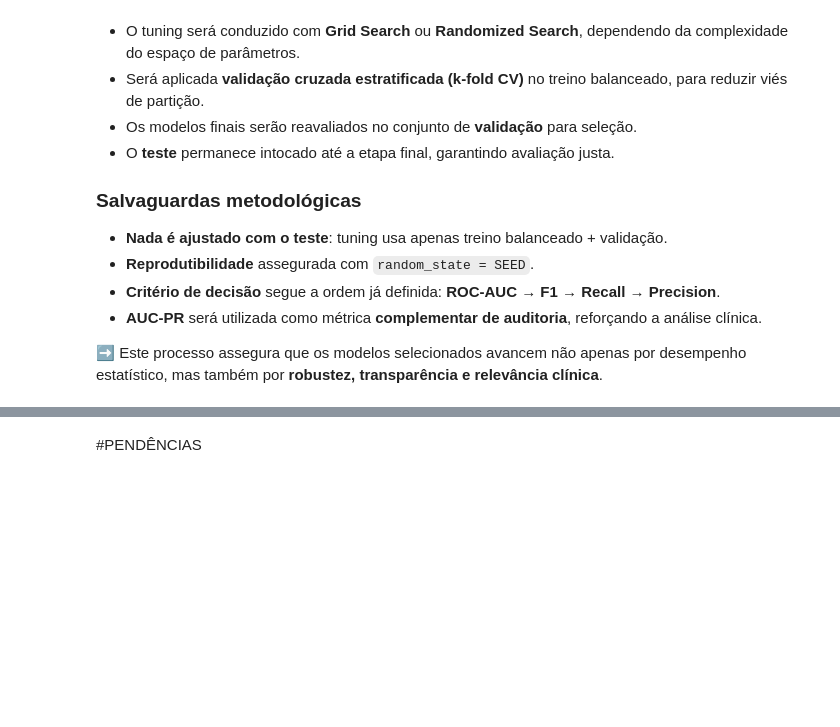
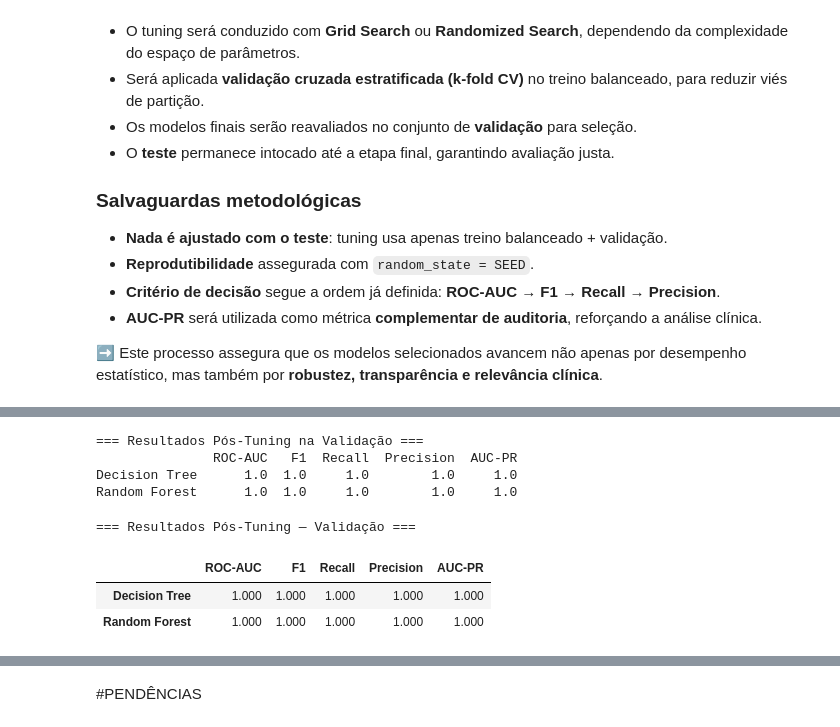
Before and after one commit to Cristie-Lima/e-SUS_Sinan_Mpox_ML-Workflow, a Jupyter notebook: cristie_mod6_proj_final_parte_2.ipynb, the cells around one changed output, grey strips where cells are left out. Saved outputs shown, nothing was run; the diff lists cells and outputs as text; code cells hidden in the pictures; blank space fills up the shorter version.

```diff
--- a/cristie_mod6_proj_final_parte_2.ipynb
+++ b/cristie_mod6_proj_final_parte_2.ipynb
@@ -3567,0 +3653,58 @@ Após o benchmarking inicial, identificamos os modelos com maior potencial (**Ra
+# %%
+#### 📊 Avaliação Pós-Tuning — Decision Tree e Random Forest
+# from sklearn.metrics import f1_score, recall_score, precision_score, roc_auc_score, average_precision_score
+# import pandas as pd
+
+resultados_tuning = {}
+
+for nome, modelo in best_models.items():
+    y_pred  = modelo.predict(X_val)
+    y_proba = modelo.predict_proba(X_val)[:, 1] if hasattr(modelo, "predict_proba") else None
+
+    # Métricas
+    f1        = f1_score(y_val, y_pred)
+    recall    = recall_score(y_val, y_pred)
+    precision = precision_score(y_val, y_pred)
+    roc_auc   = roc_auc_score(y_val, y_proba) if y_proba is not None else None
+    auc_pr    = average_precision_score(y_val, y_proba) if y_proba is not None else None
+
+    resultados_tuning[nome] = {
+        "ROC-AUC":  round(roc_auc, 3) if roc_auc is not None else "N/A",
+        "F1":       round(f1, 3),
+        "Recall":   round(recall, 3),
+        "Precision":round(precision, 3),
+        "AUC-PR":   round(auc_pr, 3) if auc_pr is not None else "N/A"
+    }
+
+df_tuning_resultados = pd.DataFrame(resultados_tuning).T
+df_tuning_resultados = df_tuning_resultados.sort_values(by=["ROC-AUC","F1","Recall","Precision"], ascending=False)
+
+print("=== Resultados Pós-Tuning na Validação ===")
+print(df_tuning_resultados)
+# %% [output]
+=== Resultados Pós-Tuning na Validação ===
+               ROC-AUC   F1  Recall  Precision  AUC-PR
+Decision Tree      1.0  1.0     1.0        1.0     1.0
+Random Forest      1.0  1.0     1.0        1.0     1.0
+# %%
+#### 📊 Visualização formatada dos Resultados Pós-Tuning
+# import matplotlib.pyplot as plt
+
+def formatar_df(df):
+    # Ordena colunas na ordem metodológica
+    colunas_ordem = ["ROC-AUC", "F1", "Recall", "Precision", "AUC-PR"]
+    cols = [c for c in colunas_ordem if c in df.columns]
+    df = df[cols]
+    return (df.style
+              .background_gradient(cmap="Greens", axis=0)  # destaque por coluna
+              .format(precision=3)
+              .set_table_styles([{"selector": "th", "props": [("text-align", "center")]}])
+              .set_properties(**{"text-align": "center"}))
+
+print("=== Resultados Pós-Tuning — Validação ===")
+display(formatar_df(df_tuning_resultados))
+# %% [output]
+=== Resultados Pós-Tuning — Validação ===
+|  | ROC-AUC | F1 | Recall | Precision | AUC-PR |
+| Decision Tree | 1.000 | 1.000 | 1.000 | 1.000 | 1.000 |
+| Random Forest | 1.000 | 1.000 | 1.000 | 1.000 | 1.000 |
```
Also changed, not shown: parts of 9 cells of this notebook.
